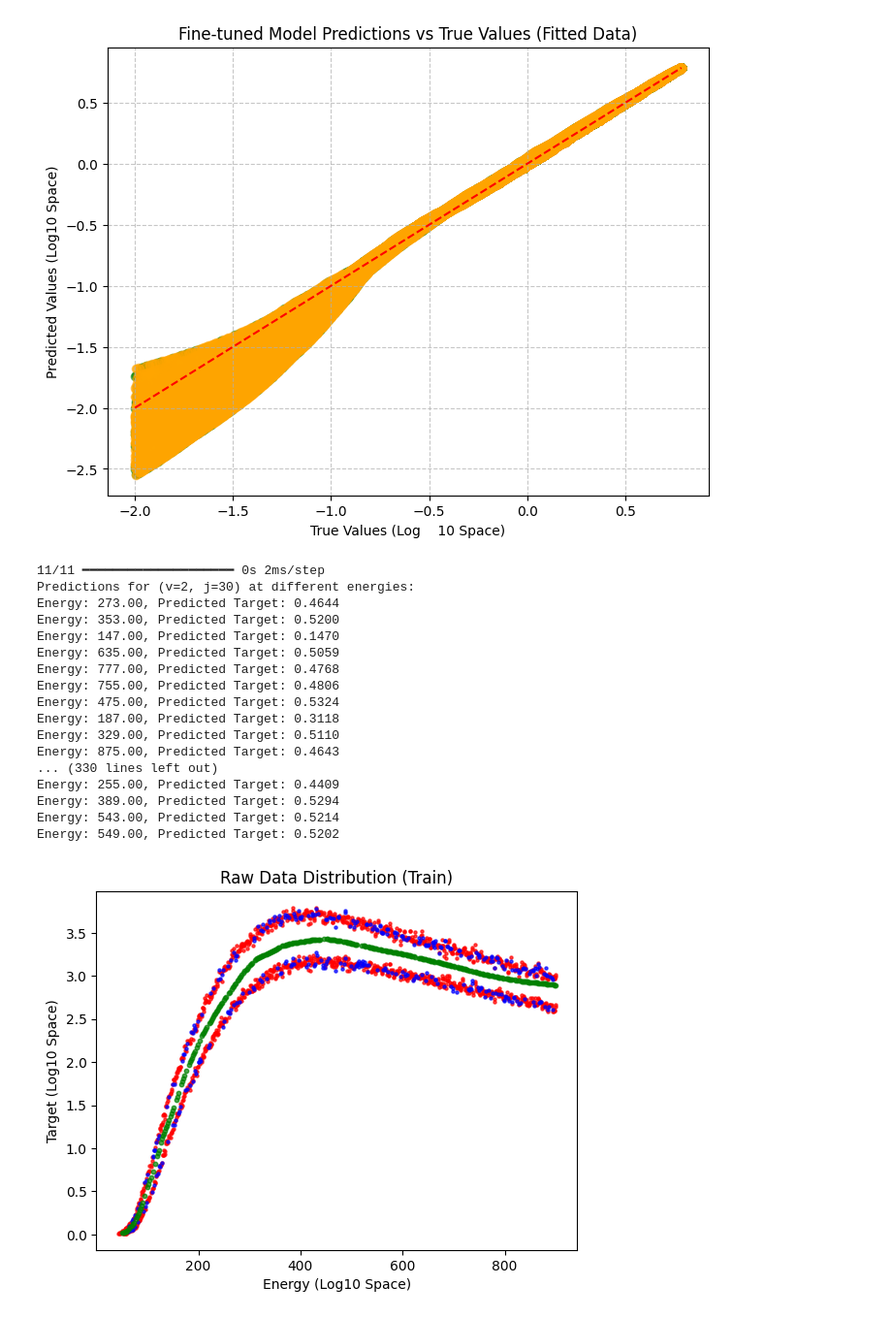
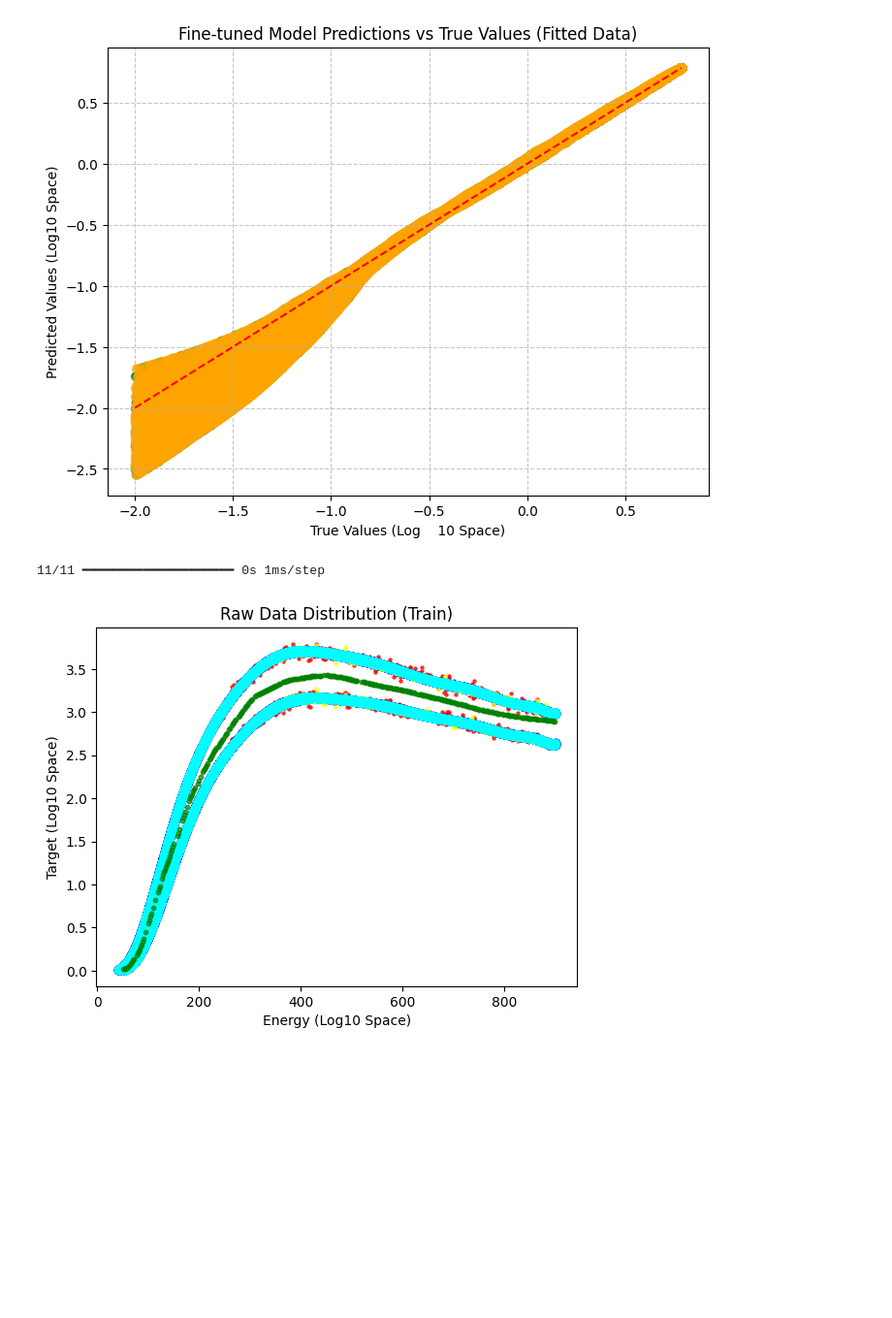
Before and after one commit to lstorchi/MultiFitter, a Jupyter notebook: testperv1v2models..ipynb, the cells around one changed output. Shown at 97% size. Drawn from its saved outputs; the diff is of its cells as text; code cells hidden in the pictures; blank space fills up the shorter version.

```diff
--- a/testperv1v2models..ipynb
+++ b/testperv1v2models..ipynb
@@ -324,53 +324,48 @@ selectedindex = np.where((Xraw_selected_train[:, 0] == j1s[0]) \
                          & (Xraw_selected_train[:, 1] == j2s[0]))
 Xraw_subset = Xraw_selected_train[selectedindex]
 evalues = Xraw_subset[:, 2]
 
 X_pres = np.array([[j1pred, j2pred, e] for e in evalues])
 X_pres_scaled = scalerXraw.transform(X_pres)
 predictions_scaled = fine_tuned_model.predict(X_pres_scaled)
 predictions = scaleryraw.inverse_transform(predictions_scaled.reshape(-1, 1))
-print(f"Predictions for (v={j1pred}, j={j2pred}) at different energies:")
-for e, pred in zip(evalues, predictions.flatten()):
-    print(f"Energy: {e:.2f}, Predicted Target: {pred:.4f}")
-
+#print(f"Predictions for (v={j1pred}, j={j2pred}) at different energies:")
+#for e, pred in zip(evalues, predictions.flatten()):
+#    print(f"Energy: {e:.2f}, Predicted Target: {pred:.4f}")
 
 for j1 in j1s:
     for j2 in j2s:
         selectedindex = np.where((Xraw_selected_train[:, 0] == j1) & (Xraw_selected_train[:, 1] == j2))
         Xraw_subset = Xraw_selected_train[selectedindex]
         eraw = Xraw_subset[:, 2]
         yraw_subset = yraw_selected_train[selectedindex]
         yraw_subset = np.pow(10, yraw_subset)
         plt.scatter(eraw, yraw_subset, s=size, label="Train", color='red', alpha=0.7)
+        selectedindex = np.where((Xfit_selected_train[:, 0] == j1) & (Xfit_selected_train[:, 1] == j2))
+        Xfit_subset = Xfit_selected_train[selectedindex]
+        efit = Xfit_subset[:, 2]
+        yfit_subset = yfit_selected_train[selectedindex]
+        yfit_subset = np.pow(10, yfit_subset)
+        plt.scatter(efit, yfit_subset, linewidths=1, label="Train (Fitted)", color='blue', alpha=0.7)
 for j1 in j1s:
     for j2 in j2s:
         selectedindex = np.where((Xraw_selected_test[:, 0] == j1) & (Xraw_selected_test[:, 1] == j2))
         Xraw_subset = Xraw_selected_test[selectedindex]
         eraw = Xraw_subset[:, 2]
         yraw_subset = yraw_selected_test[selectedindex]
         yraw_subset = np.pow(10, yraw_subset)
-        plt.scatter(eraw, yraw_subset, s=size, label="Test", color='blue', alpha=0.7)
+        plt.scatter(eraw, yraw_subset, s=size, label="Test", color='yellow', alpha=0.7)
+        selectedindex = np.where((Xfit_selected_test[:, 0] == j1) & (Xfit_selected_test[:, 1] == j2))
+        Xfit_subset = Xfit_selected_test[selectedindex]
+        efit = Xfit_subset[:, 2]
+        yfit_subset = yfit_selected_test[selectedindex]
+        yfit_subset = np.pow(10, yfit_subset)
+        plt.scatter(efit, yfit_subset, linewidths=1, label="Test (Fitted)", color='cyan', alpha=0.7)
 plt.scatter(evalues, np.pow(10, predictions.flatten()), s=size*2, label="Predictions (v=10,j=2)+(v=0,j=30)", color='green', alpha=0.7)
 plt.xlabel('Energy (Log10 Space)')
 plt.ylabel('Target (Log10 Space)')
 plt.title('Raw Data Distribution (Train)')
 plt.show()
 # %% [output]
-11/11 ━━━━━━━━━━━━━━━━━━━━ 0s 2ms/step
-Predictions for (v=2, j=30) at different energies:
-Energy: 273.00, Predicted Target: 0.4644
-Energy: 353.00, Predicted Target: 0.5200
-Energy: 147.00, Predicted Target: 0.1470
-Energy: 635.00, Predicted Target: 0.5059
-Energy: 777.00, Predicted Target: 0.4768
-Energy: 755.00, Predicted Target: 0.4806
-Energy: 475.00, Predicted Target: 0.5324
-Energy: 187.00, Predicted Target: 0.3118
-Energy: 329.00, Predicted Target: 0.5110
-Energy: 875.00, Predicted Target: 0.4643
-... (330 lines left out)
-Energy: 255.00, Predicted Target: 0.4409
-Energy: 389.00, Predicted Target: 0.5294
-Energy: 543.00, Predicted Target: 0.5214
-Energy: 549.00, Predicted Target: 0.5202
+11/11 ━━━━━━━━━━━━━━━━━━━━ 0s 1ms/step
-[figure, old version]
+[figure, new version]
```
